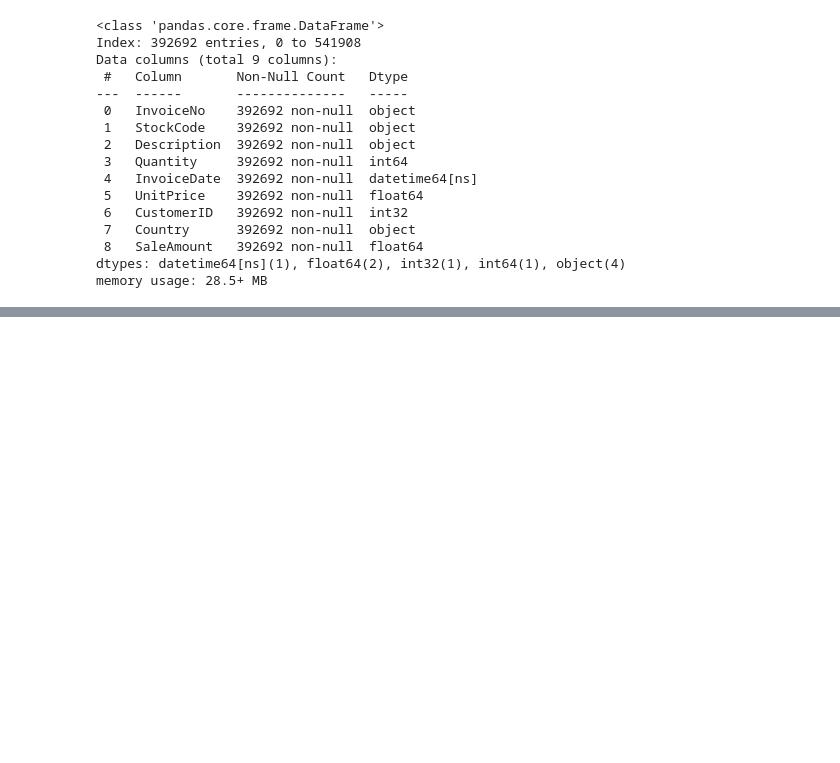
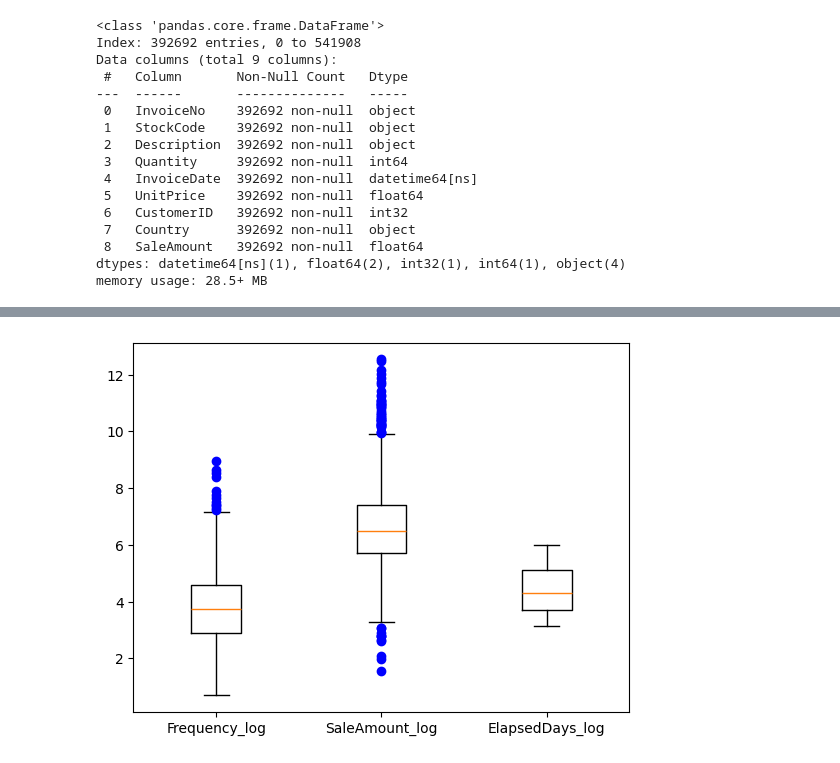
Before and after one commit to LEENYAMNYAM/AIDevelope, a Jupyter notebook: 비지도학습.ipynb, the cells around one changed output, grey strips where cells are left out. Saved outputs shown, nothing was run; the diff lists cells and outputs as text; code cells hidden in the pictures; blank space fills up the shorter version.

```diff
--- a/비지도학습.ipynb
+++ b/비지도학습.ipynb
@@ -207,0 +254,7 @@ aggregation = {
+# %%
+import numpy as np
+# 로그 변환을 통해 분포를 정규화(log1p = log(1+x) 0일때 무한대값을 가지는 것을 방지함.)
+customer_df['Frequency_log'] = np.log1p(customer_df['Frequency'])
+customer_df['SaleAmount_log'] = np.log1p(customer_df['SaleAmount'])
+customer_df['ElapsedDays_log'] = np.log1p(customer_df['ElapsedDays'])
+customer_df.head()
@@ -207,0 +269,10 @@ aggregation = {
+# %%
+import matplotlib.pyplot as plt
+import seaborn as sns
+fig, ax = plt.subplots()
+ax.boxplot([customer_df['Frequency_log'], customer_df['SaleAmount_log'],
+            customer_df['ElapsedDays_log']], sym='bo')
+plt.xticks([1,2,3], ['Frequency_log', 'SaleAmount_log', 'ElapsedDays_log'])
+plt.show()
+# %% [output]
+[figure, added]
```
Also changed, not shown: parts of 17 cells of this notebook.
